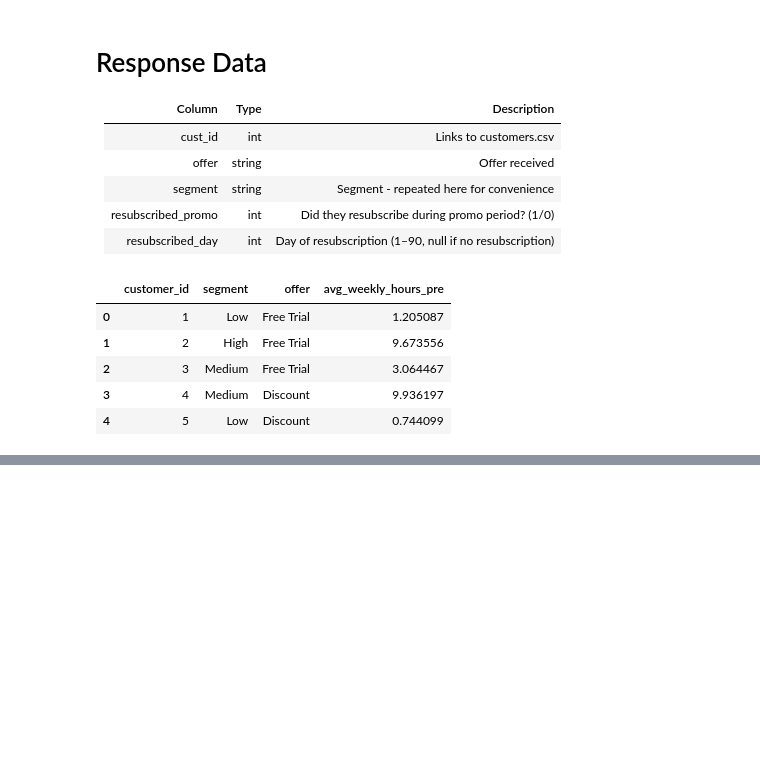
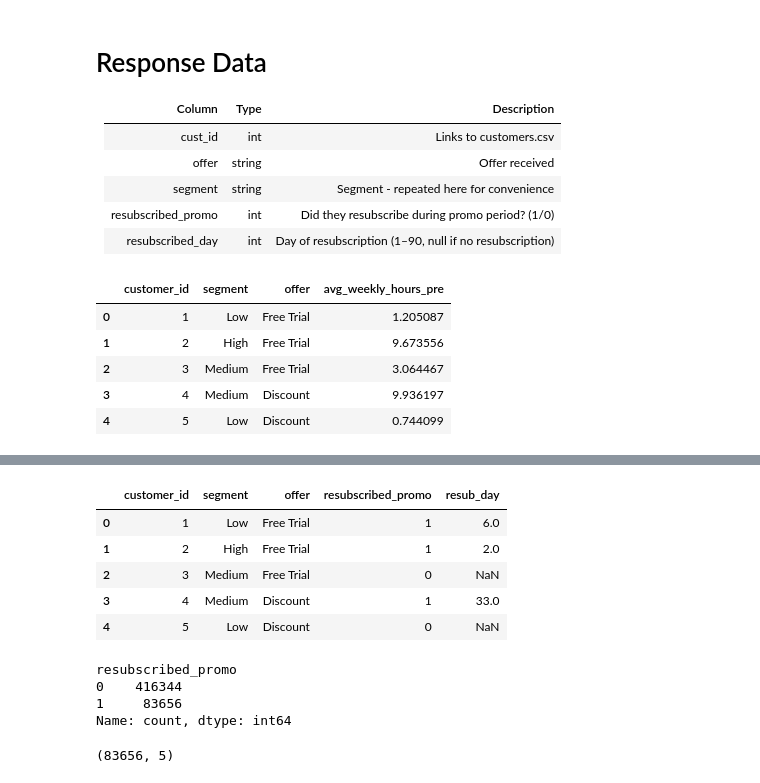
Before and after one commit to DivyaSharma0795/streaming-campaign-measurement, a Jupyter notebook: notebooks/01_DataSimulation.ipynb, the cells around one changed output, grey strips where cells are left out. Drawn from its saved outputs; the diff is of its cells as text; code cells hidden in the pictures; blank space fills up the shorter version.

Commit message:
Adding views data

```diff
--- a/notebooks/01_DataSimulation.ipynb
+++ b/notebooks/01_DataSimulation.ipynb
@@ -247,0 +279,23 @@ responses_df.to_csv('../data/raw/responses.csv', index=False)
+# %%
+# Getting response data from previous step
+base_df = pd.read_csv('../data/raw/responses.csv')
+base_df.head()
+# %% [output]
+|  | customer_id | segment | offer | resubscribed_promo | resub_day |
+| 0 | 1 | Low | Free Trial | 1 | 6.0 |
+| 1 | 2 | High | Free Trial | 1 | 2.0 |
+| 2 | 3 | Medium | Free Trial | 0 | NaN |
+| 3 | 4 | Medium | Discount | 1 | 33.0 |
+| 4 | 5 | Low | Discount | 0 | NaN |
+# %%
+base_df['resubscribed_promo'].value_counts()
+# %% [output]
+resubscribed_promo
+0    416344
+1     83656
+Name: count, dtype: int64
+# %%
+base_df.drop(base_df[base_df['resubscribed_promo'] == 0].index, inplace=True)
+base_df.shape
+# %% [output]
+(83656, 5)
```
Also changed, not shown: parts of 11 cells of this notebook, 2 other files.
